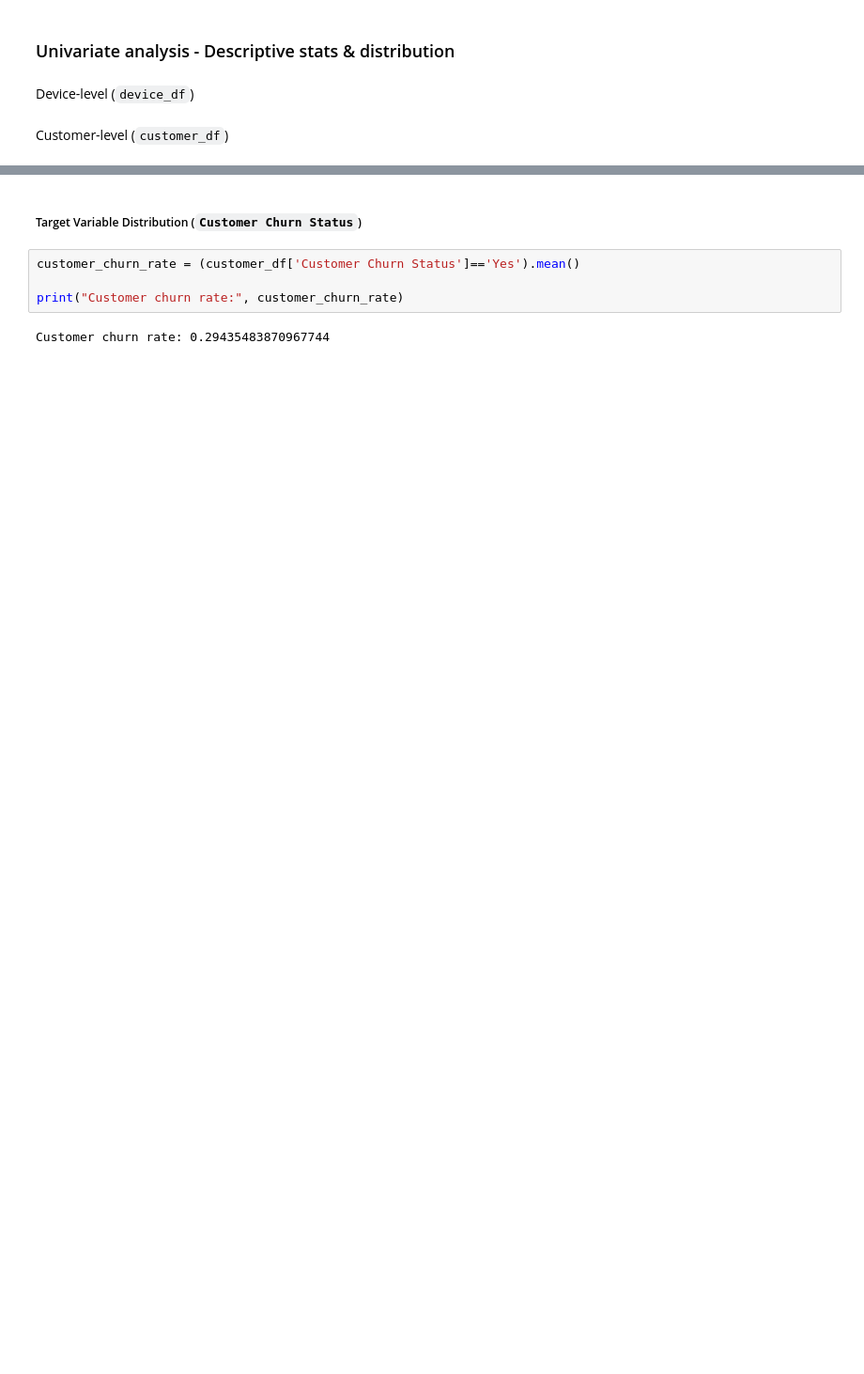
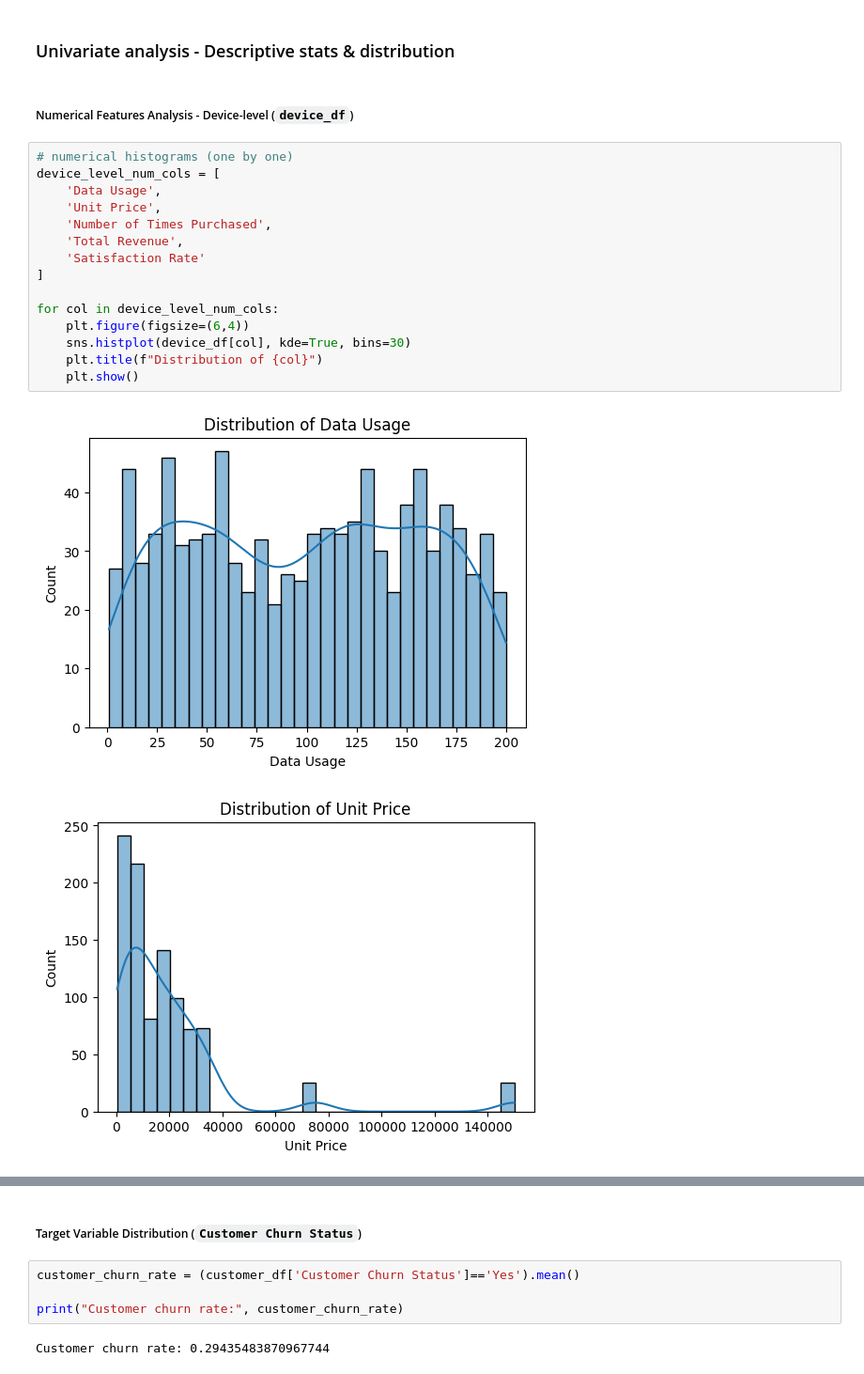
Before and after one commit to AISaturdaysLagos/C9-team-benokri, a Jupyter notebook: mtn_churn_prediction.ipynb, the cells around one changed output, grey strips where cells are left out. Shown at 94% size. Saved outputs shown, nothing was run; the diff lists cells and outputs as text; blank space fills up the shorter version.

Commit message:
Created data viz and distribution computations

```diff
--- a/mtn_churn_prediction.ipynb
+++ b/mtn_churn_prediction.ipynb
@@ -224,6 +222,22 @@ The following columns were dropped (because they don't make sense at customer-le
 # %% [markdown]
 ### Univariate analysis - Descriptive stats & distribution
-# %% [markdown]
-Device-level (`device_df`)
-# %% [markdown]
-Customer-level (`customer_df`)
+# %% [markdown]
+##### Numerical Features Analysis - Device-level (`device_df`)
+# %%
+# numerical histograms (one by one)
+device_level_num_cols = [
+    'Data Usage',
+    'Unit Price',
+    'Number of Times Purchased',
+    'Total Revenue',
+    'Satisfaction Rate'
+]
+
+for col in device_level_num_cols:
+    plt.figure(figsize=(6,4))
+    sns.histplot(device_df[col], kde=True, bins=30)
+    plt.title(f"Distribution of {col}")
+    plt.show()
+# %% [output]
+[figure, added]
+[figure, added]
```
Also changed, not shown: parts of 21 cells of this notebook.
